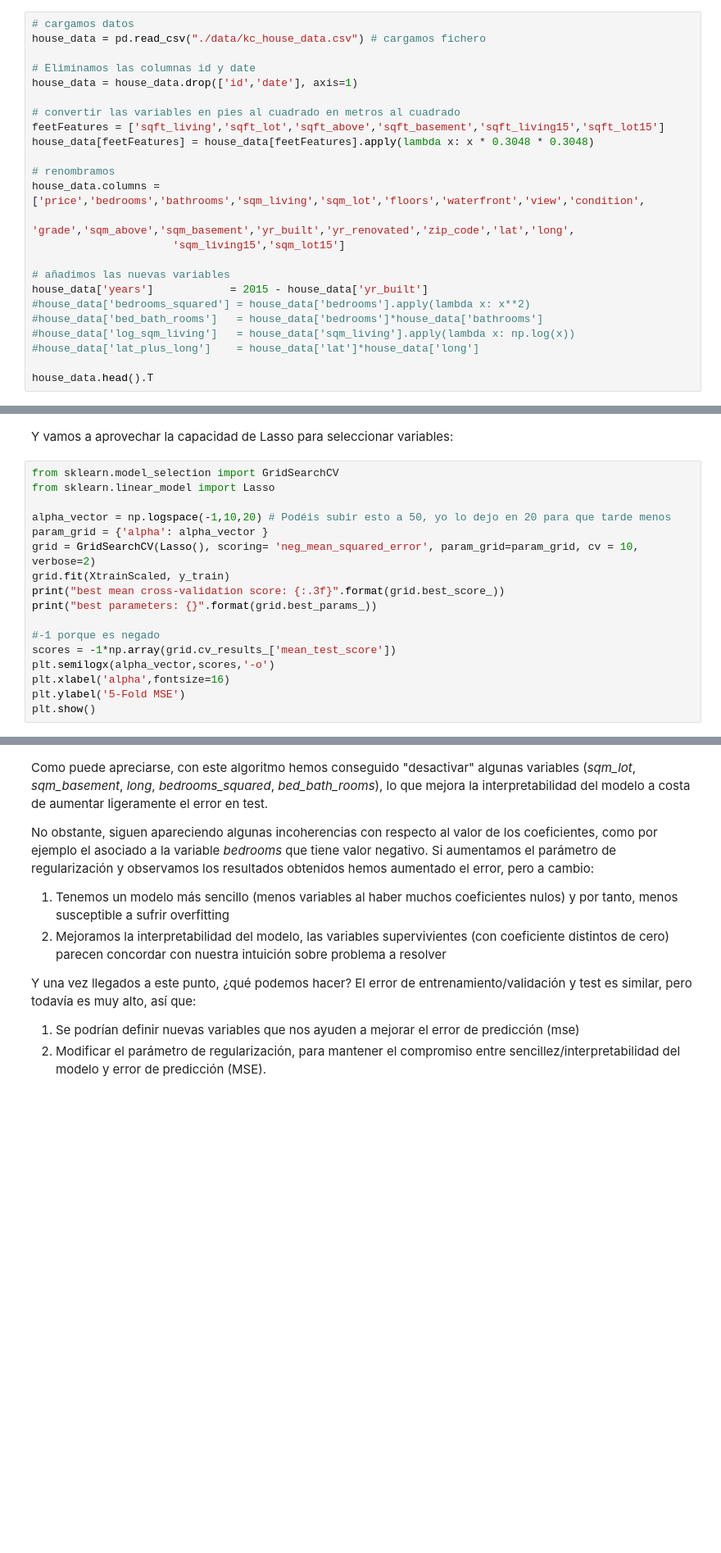
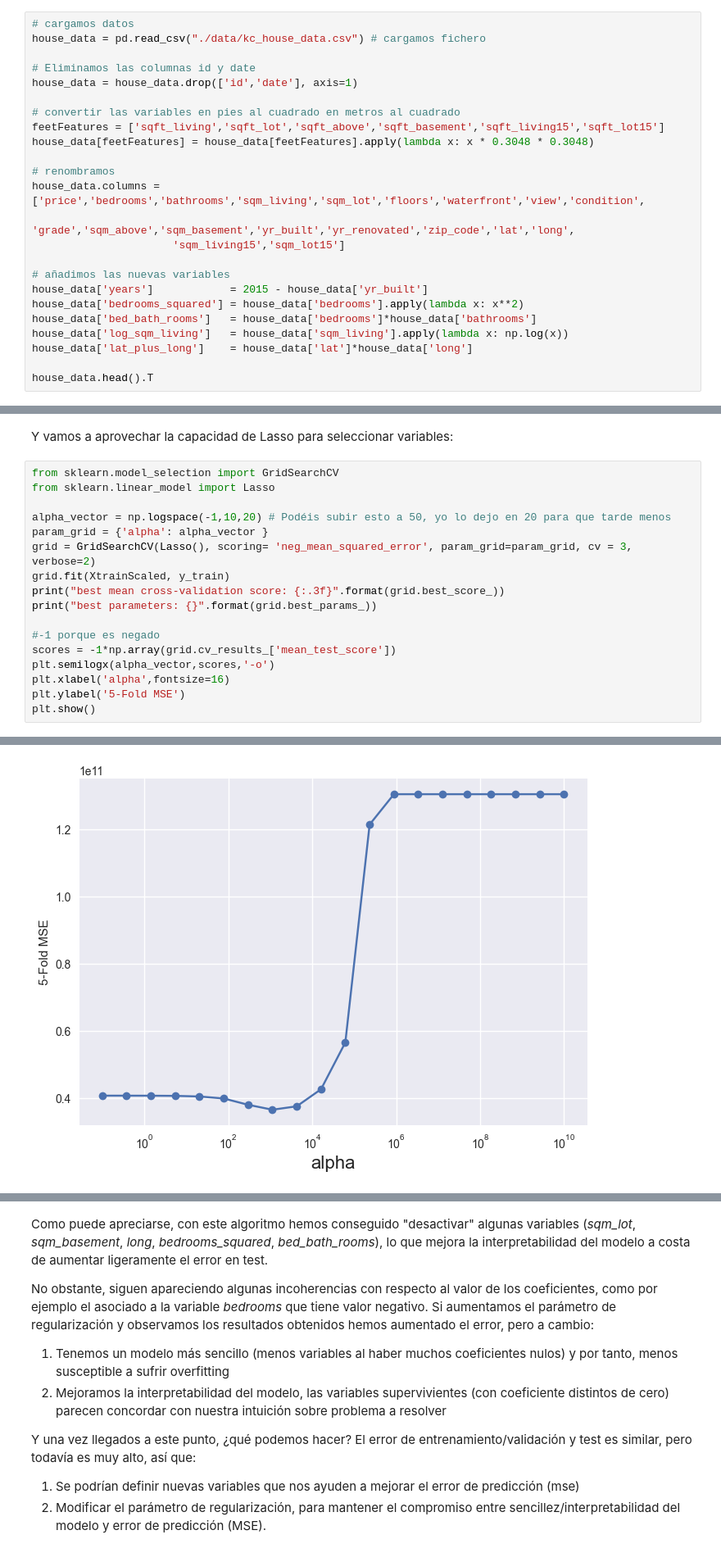
Before and after one commit to KeepCoding-IA-4/machine-learning, a Jupyter notebook: notebooks/3 Selección de características.ipynb, the cells around one changed output, grey strips where cells are left out. Shown at 82% size. Saved outputs shown, nothing was run; the diff lists cells and outputs as text; blank space fills up the shorter version.

```diff
--- a/notebooks/3 Selección de características.ipynb
+++ b/notebooks/3 Selección de características.ipynb
@@ -484,9 +544,9 @@ house_data.columns = ['price','bedrooms','bathrooms','sqm_living','sqm_lot','flo
 
 # añadimos las nuevas variables
 house_data['years']            = 2015 - house_data['yr_built']
-#house_data['bedrooms_squared'] = house_data['bedrooms'].apply(lambda x: x**2)
-#house_data['bed_bath_rooms']   = house_data['bedrooms']*house_data['bathrooms']
-#house_data['log_sqm_living']   = house_data['sqm_living'].apply(lambda x: np.log(x))
-#house_data['lat_plus_long']    = house_data['lat']*house_data['long']
+house_data['bedrooms_squared'] = house_data['bedrooms'].apply(lambda x: x**2)
+house_data['bed_bath_rooms']   = house_data['bedrooms']*house_data['bathrooms']
+house_data['log_sqm_living']   = house_data['sqm_living'].apply(lambda x: np.log(x))
+house_data['lat_plus_long']    = house_data['lat']*house_data['long']
 
 house_data.head().T
@@ -522,7 +604,7 @@ from sklearn.linear_model import Lasso
 
 alpha_vector = np.logspace(-1,10,20) # Podéis subir esto a 50, yo lo dejo en 20 para que tarde menos
 param_grid = {'alpha': alpha_vector }
-grid = GridSearchCV(Lasso(), scoring= 'neg_mean_squared_error', param_grid=param_grid, cv = 10, verbose=2)
+grid = GridSearchCV(Lasso(), scoring= 'neg_mean_squared_error', param_grid=param_grid, cv = 3, verbose=2)
 grid.fit(XtrainScaled, y_train)
 print("best mean cross-validation score: {:.3f}".format(grid.best_score_))
 print("best parameters: {}".format(grid.best_params_))
@@ -533,3 +615,4 @@ plt.semilogx(alpha_vector,scores,'-o')
 plt.xlabel('alpha',fontsize=16)
 plt.ylabel('5-Fold MSE')
 plt.show()
+# %% [output]
@@ -536,3 +636,4 @@ plt.show()
+[figure, added]
 # %%
 from sklearn.metrics import mean_squared_error
 
```
Also changed, not shown: parts of 16 cells of this notebook, 6 other files.
